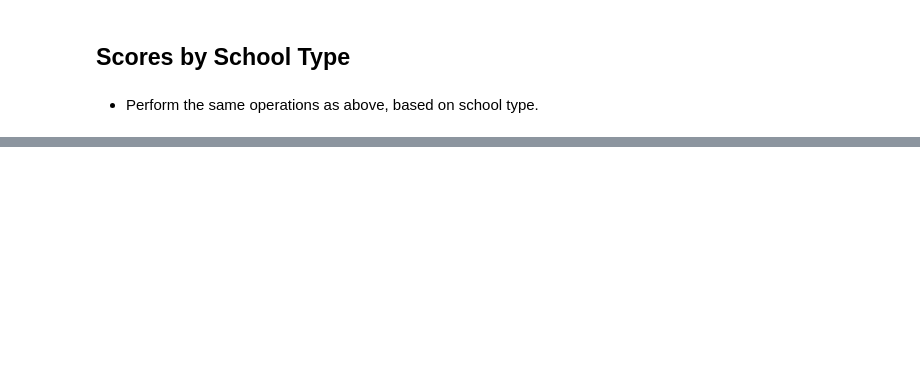
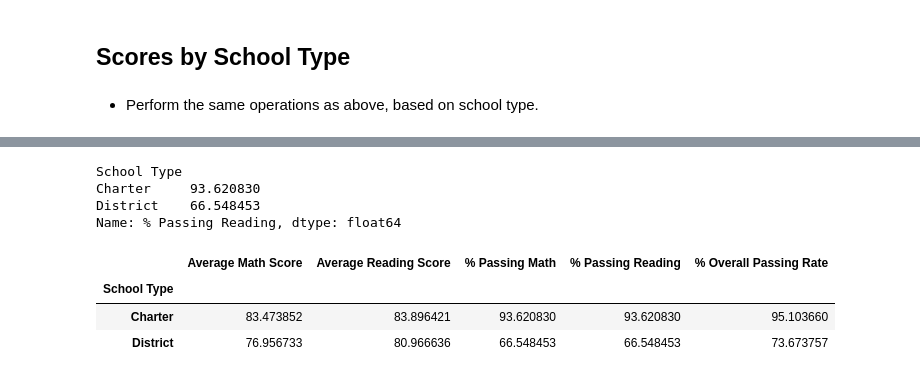
Before and after one commit to buckleypj84/Data-Files-and-Reports, a Jupyter notebook: PyCity.ipynb, the cells around one changed output, grey strips where cells are left out. Saved outputs shown, nothing was run; the diff lists cells and outputs as text; code cells hidden in the pictures; blank space fills up the shorter version.

```diff
--- a/PyCity.ipynb
+++ b/PyCity.ipynb
@@ -726,0 +782,37 @@ school_type_df
+# %%
+# Group by School Type and create variables for dataframe
+
+school_type_df_grouped = school_type_df.groupby("School Type")
+
+type_math = school_type_df_grouped["Average Math Score"].mean()
+
+type_read = school_type_df_grouped["Average Reading Score"].mean()
+
+type_pass_math = school_type_df_grouped["% Passing Math"].mean()
+
+type_pass_read = school_type_df_grouped["% Passing Reading"].mean()
+
+type_pass_overall = school_type_df_grouped["% Overall Passing Rate"].mean()
+
+
+print(type_pass_read)
+
+#spending_range_df_grouped_sort.head(20)
+# %% [output]
+School Type
+Charter     93.620830
+District    66.548453
+Name: % Passing Reading, dtype: float64
+# %%
+type_df = pd.DataFrame({"Average Math Score": type_math,
+                        "Average Reading Score": type_read,
+                        "% Passing Math": type_pass_math,
+                        "% Passing Reading": type_pass_read,
+                        "% Overall Passing Rate": type_pass_overall
+                          })
+type_df
+# %% [output]
+|  | Average Math Score | Average Reading Score | % Passing Math | % Passing Reading | % Overall Passing Rate |
+| School Type |  |  |  |  |  |
+| Charter | 83.473852 | 83.896421 | 93.620830 | 93.620830 | 95.103660 |
+| District | 76.956733 | 80.966636 | 66.548453 | 66.548453 | 73.673757 |
```
Also changed, not shown: parts of 7 cells of this notebook.
